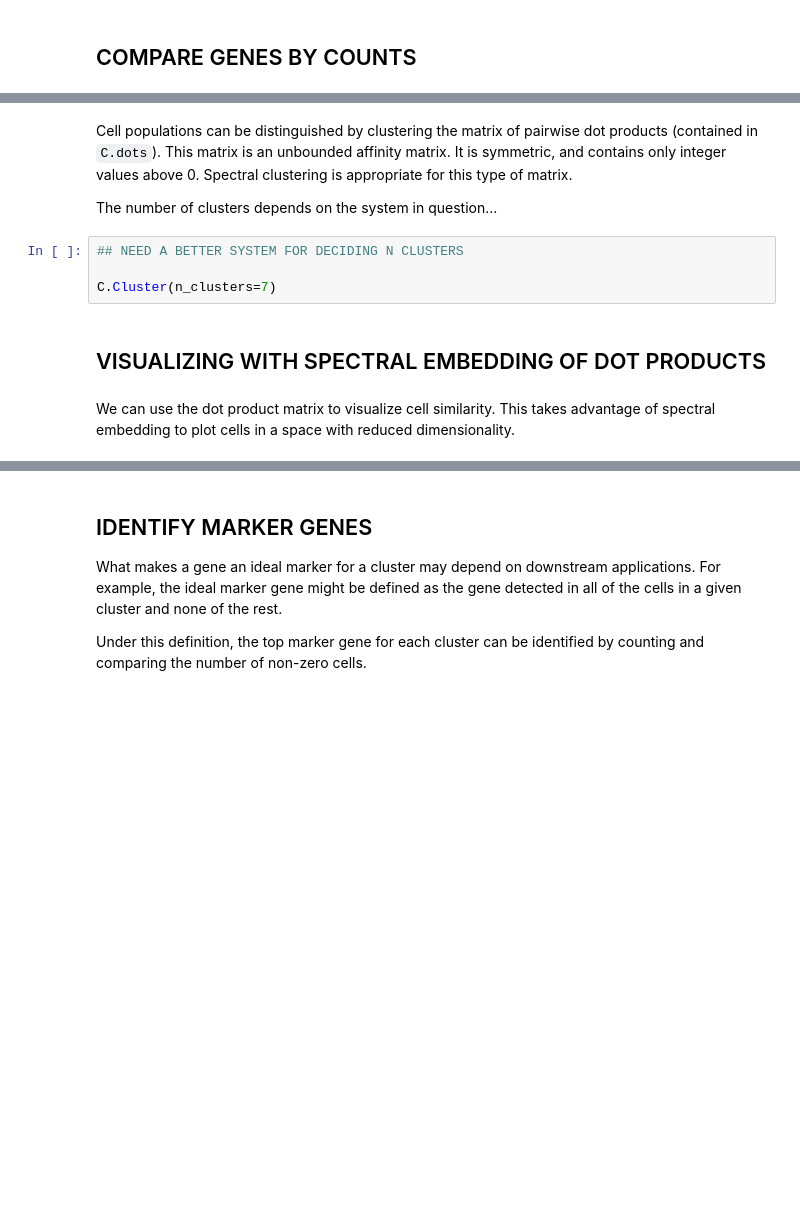
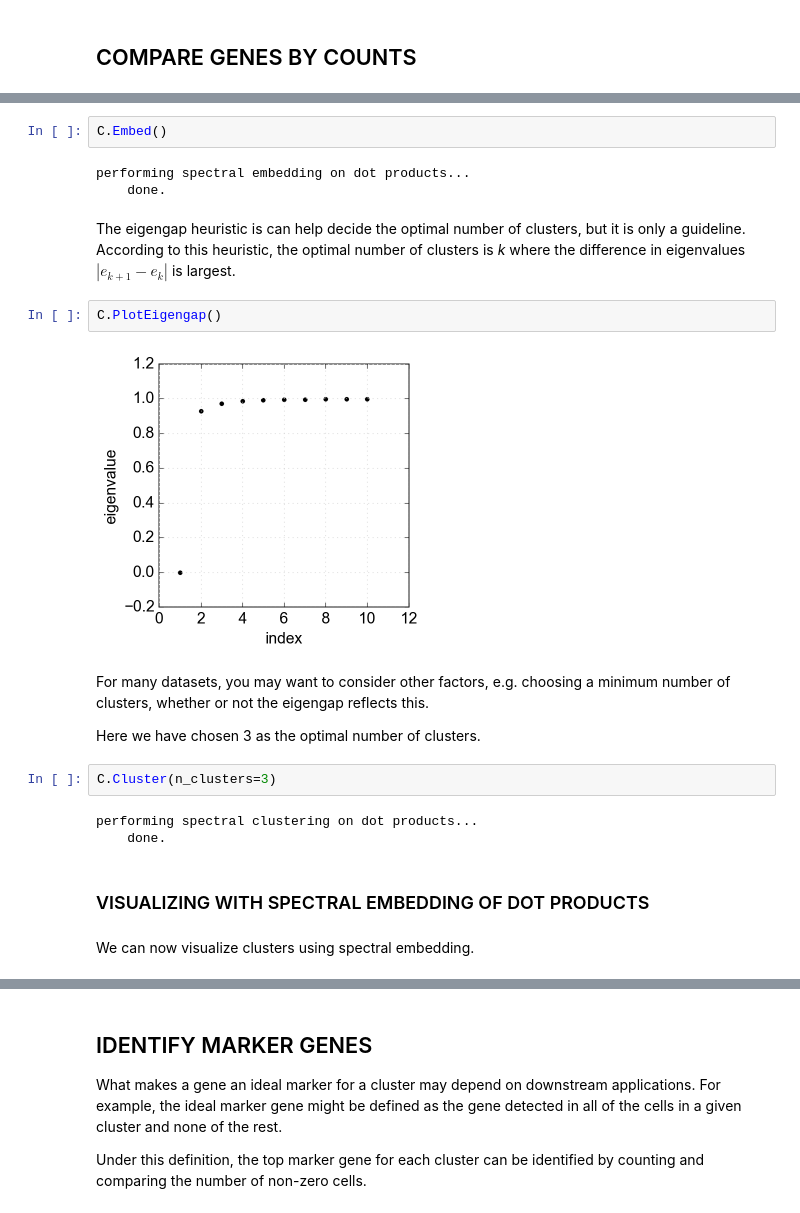
Before and after one commit to shchurch/countland, a Jupyter notebook: countland-py/countland_vignette.ipynb, the cells around one changed output, grey strips where cells are left out. Drawn from its saved outputs; the diff is of its cells as text; blank space fills up the shorter version.

```diff
--- a/countland-py/countland_vignette.ipynb
+++ b/countland-py/countland_vignette.ipynb
@@ -161,14 +211,26 @@ C.Dot()
+# %%
+C.Embed()
+# %% [output]
+performing spectral embedding on dot products...
+    done.
+# %% [markdown]
+The eigengap heuristic is can help decide the optimal number of clusters, but it is only a guideline. According to this heuristic, the optimal number of clusters is _k_ where the difference in eigenvalues $ | e_{k+1} - e_{k} | $ is largest.
+# %%
+C.PlotEigengap()
+# %% [output]
+[figure, added]
 # %% [markdown]
-Cell populations can be distinguished by clustering the matrix of pairwise dot products (contained in `C.dots`). This matrix is an unbounded affinity matrix. It is symmetric, and contains only integer values above 0. Spectral clustering is appropriate for this type of matrix.
+For many datasets, you may want to consider other factors, e.g. choosing a minimum number of clusters, whether or not the eigengap reflects this.
 
-The number of clusters depends on the system in question...
+Here we have chosen 3 as the optimal number of clusters.
 # %%
-## NEED A BETTER SYSTEM FOR DECIDING N CLUSTERS
-
-C.Cluster(n_clusters=7)
+C.Cluster(n_clusters=3)
+# %% [output]
+performing spectral clustering on dot products...
+    done.
 # %% [markdown]
-## VISUALIZING WITH SPECTRAL EMBEDDING OF DOT PRODUCTS
+### VISUALIZING WITH SPECTRAL EMBEDDING OF DOT PRODUCTS
 # %% [markdown]
-We can use the dot product matrix to visualize cell similarity. This takes advantage of spectral embedding to plot cells in a space with reduced dimensionality.
+We can now visualize clusters using spectral embedding.
 # %%
 C.PlotEmbedding()
```
Also changed, not shown: parts of 46 cells of this notebook, 3 other files.
